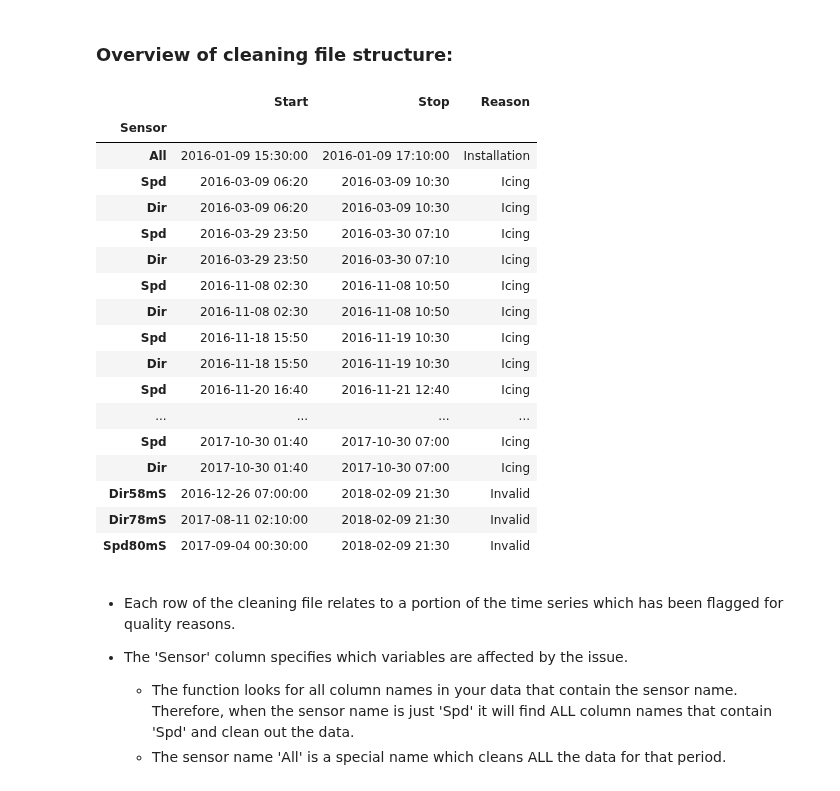
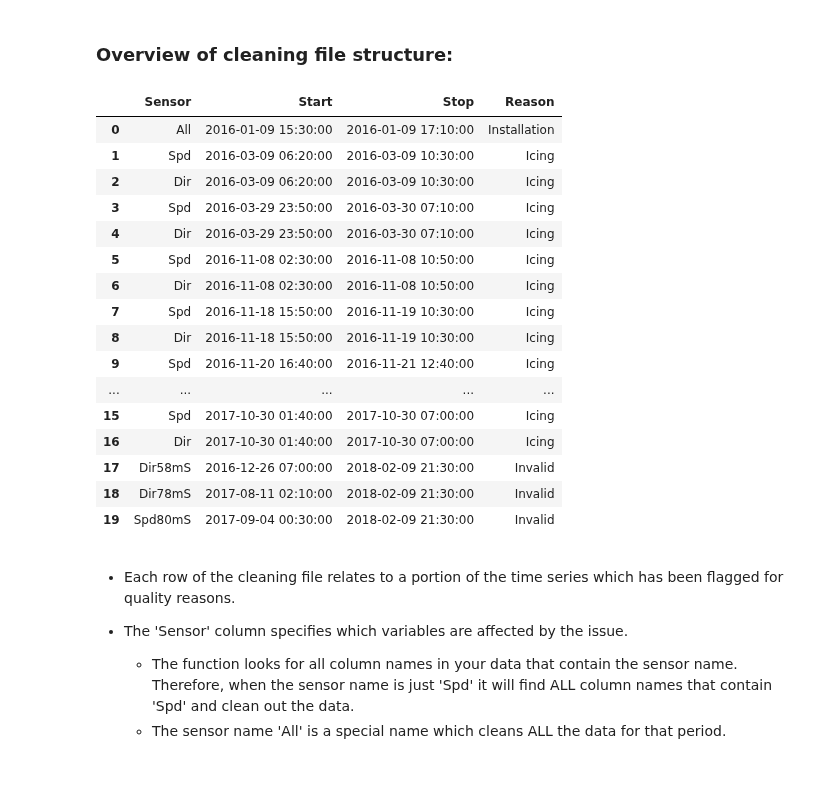
Before and after one commit to brightwind-dev/brightwind, a Jupyter notebook: docs/source/tutorials/how_to_apply_a_cleaning_file.ipynb, the cells around one changed output. Cells and saved outputs as stored; diff of their text form; code cells hidden in the pictures.

```diff
--- a/docs/source/tutorials/how_to_apply_a_cleaning_file.ipynb
+++ b/docs/source/tutorials/how_to_apply_a_cleaning_file.ipynb
@@ -77,8 +76,7 @@ Note the spurious 'Spd80mS' monthly mean values which can be seen for the last f
 ### Apply cleaning to data based on a pre-existing cleaning file:
 # %%
 # specify location of associated cleaning file
-cleaning_file_path = r'C:\..\brightwind\datasets\demo\demo_cleaning_file.csv'
-#cleaning_file_path = r'C:\..\brightwind\datasets\demo\demo_cleaning_file.csv'
+cleaning_file_path = r'C:\..\demo_cleaning_file.csv'
 
 # apply cleaning
 clean_data = bw.apply_cleaning(data, cleaning_file_path)
@@ -96,30 +94,29 @@ Note that the spurious 'Spd80mS' values have been removed.
 # %% [markdown]
 ### Overview of cleaning file structure:
 # %%
-# load cleaning file as dataframe
-cleaning_file = bw.load_csv(cleaning_file_path)
+# load cleaning file
+cleaning_file = bw.load_cleaning_file(cleaning_file_path)
 
 # show cleaning file
 cleaning_file
 # %% [output]
-|  | Start | Stop | Reason |
-| Sensor |  |  |  |
-| All | 2016-01-09 15:30:00 | 2016-01-09 17:10:00 | Installation |
-| Spd | 2016-03-09 06:20 | 2016-03-09 10:30 | Icing |
-| Dir | 2016-03-09 06:20 | 2016-03-09 10:30 | Icing |
-| Spd | 2016-03-29 23:50 | 2016-03-30 07:10 | Icing |
-| Dir | 2016-03-29 23:50 | 2016-03-30 07:10 | Icing |
-| Spd | 2016-11-08 02:30 | 2016-11-08 10:50 | Icing |
-| Dir | 2016-11-08 02:30 | 2016-11-08 10:50 | Icing |
-| Spd | 2016-11-18 15:50 | 2016-11-19 10:30 | Icing |
-| Dir | 2016-11-18 15:50 | 2016-11-19 10:30 | Icing |
-| Spd | 2016-11-20 16:40 | 2016-11-21 12:40 | Icing |
-| ... | ... | ... | ... |
-| Spd | 2017-10-30 01:40 | 2017-10-30 07:00 | Icing |
-| Dir | 2017-10-30 01:40 | 2017-10-30 07:00 | Icing |
-| Dir58mS | 2016-12-26 07:00:00 | 2018-02-09 21:30 | Invalid |
-| Dir78mS | 2017-08-11 02:10:00 | 2018-02-09 21:30 | Invalid |
-| Spd80mS | 2017-09-04 00:30:00 | 2018-02-09 21:30 | Invalid |
+|  | Sensor | Start | Stop | Reason |
+| 0 | All | 2016-01-09 15:30:00 | 2016-01-09 17:10:00 | Installation |
+| 1 | Spd | 2016-03-09 06:20:00 | 2016-03-09 10:30:00 | Icing |
+| 2 | Dir | 2016-03-09 06:20:00 | 2016-03-09 10:30:00 | Icing |
+| 3 | Spd | 2016-03-29 23:50:00 | 2016-03-30 07:10:00 | Icing |
+| 4 | Dir | 2016-03-29 23:50:00 | 2016-03-30 07:10:00 | Icing |
+| 5 | Spd | 2016-11-08 02:30:00 | 2016-11-08 10:50:00 | Icing |
+| 6 | Dir | 2016-11-08 02:30:00 | 2016-11-08 10:50:00 | Icing |
+| 7 | Spd | 2016-11-18 15:50:00 | 2016-11-19 10:30:00 | Icing |
+| 8 | Dir | 2016-11-18 15:50:00 | 2016-11-19 10:30:00 | Icing |
+| 9 | Spd | 2016-11-20 16:40:00 | 2016-11-21 12:40:00 | Icing |
+| ... | ... | ... | ... | ... |
+| 15 | Spd | 2017-10-30 01:40:00 | 2017-10-30 07:00:00 | Icing |
+| 16 | Dir | 2017-10-30 01:40:00 | 2017-10-30 07:00:00 | Icing |
+| 17 | Dir58mS | 2016-12-26 07:00:00 | 2018-02-09 21:30:00 | Invalid |
+| 18 | Dir78mS | 2017-08-11 02:10:00 | 2018-02-09 21:30:00 | Invalid |
+| 19 | Spd80mS | 2017-09-04 00:30:00 | 2018-02-09 21:30:00 | Invalid |
 # %% [markdown]
 - Each row of the cleaning file relates to a portion of the time series which has been flagged for quality reasons.
 
```
Also changed, not shown: parts of 13 cells of this notebook.
